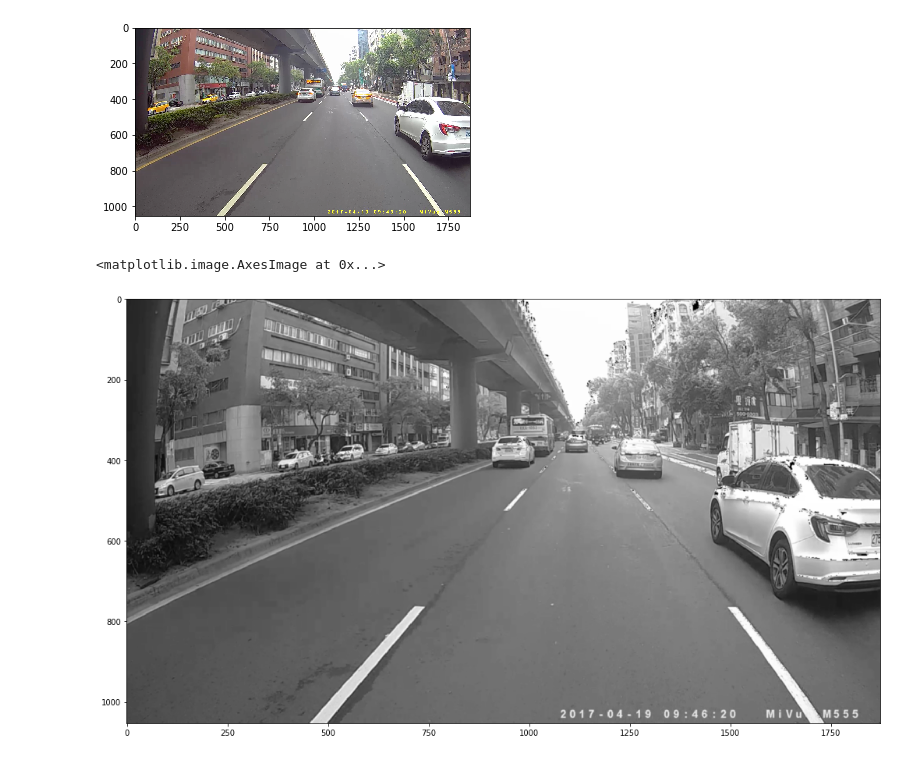
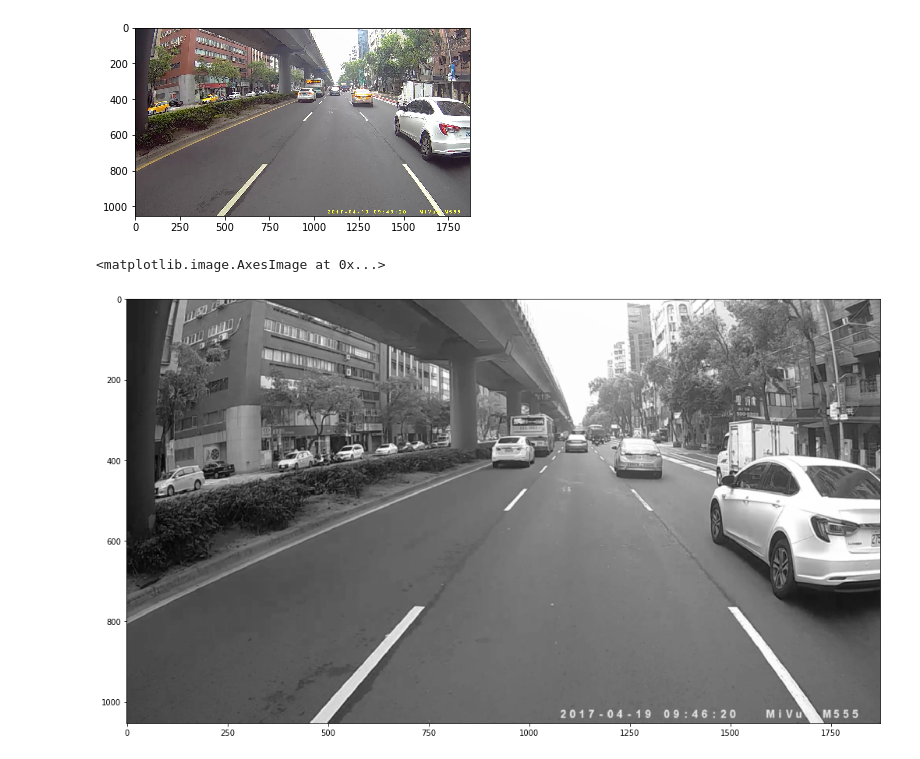
Before and after one commit to LukeHong/line_detect, a Jupyter notebook: Line Detect.ipynb, the cells around one changed output. Saved outputs shown, nothing was run; the diff lists cells and outputs as text; code cells hidden in the pictures.

```diff
--- a/Line Detect.ipynb
+++ b/Line Detect.ipynb
@@ -111,10 +111,11 @@ This image is: <class 'numpy.ndarray'> with dimensions: (1053, 1873, 3)
 <matplotlib.image.AxesImage at 0x...>
 [figure]
 # %%
-gray = gaussian_blur(np.uint8(grayscale(image) * 256), 5)
+#gray = gaussian_blur(np.uint8(grayscale(image) * 256), 5)
+gray = gaussian_blur(grayscale(image), 5)
 plt.figure(figsize=(20,10))
 plt.imshow(gray, cmap='gray')
 # %% [output]
 <matplotlib.image.AxesImage at 0x...>
-[figure, old version]
+[figure, new version]
 # %%
```
Also changed, not shown: parts of 6 cells of this notebook.
